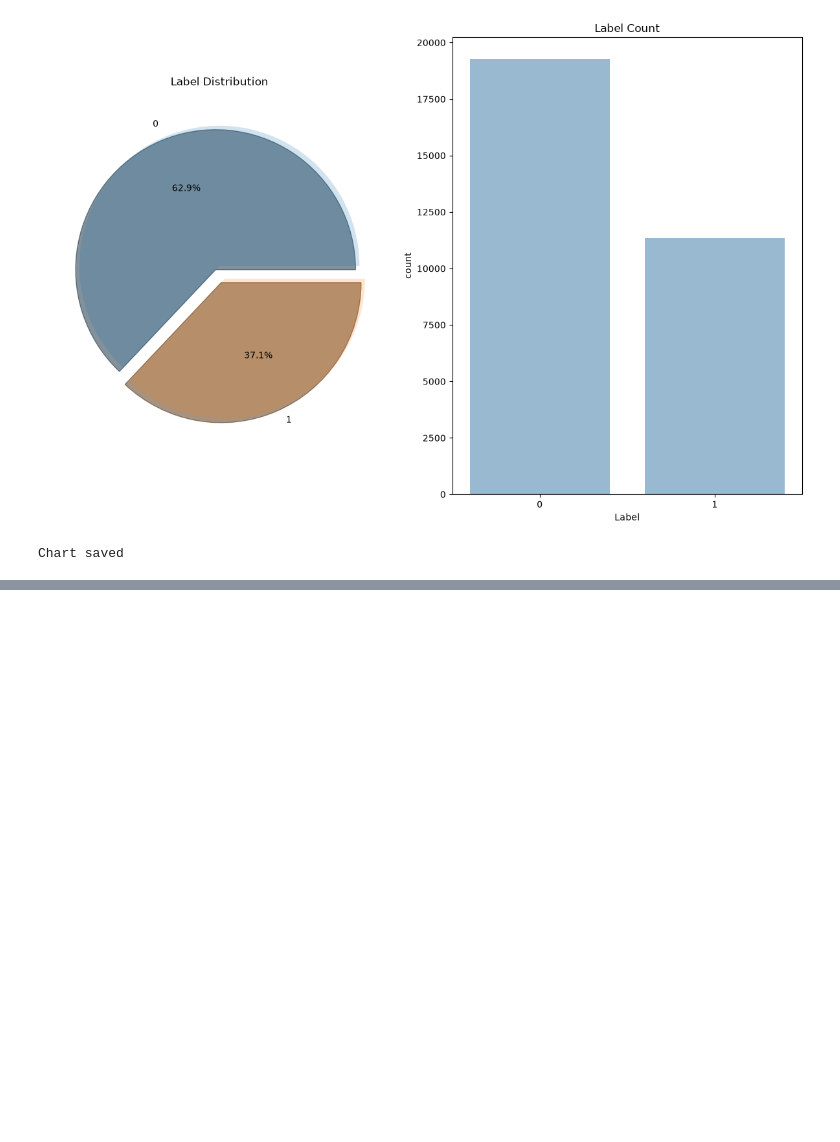
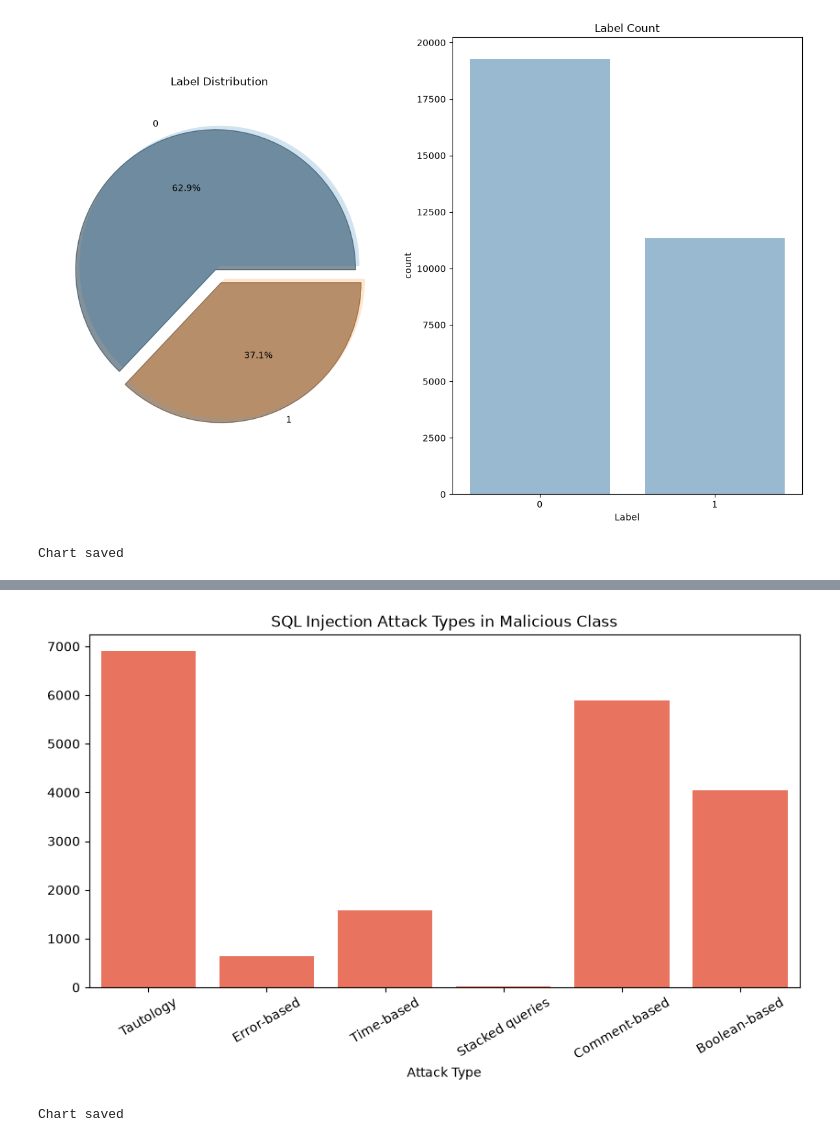
Before and after one commit to kwekumorgan/SQL-Injection-Detection-using-ML, a Jupyter notebook: notebooks/01_data_preparation.ipynb, the cells around one changed output, grey strips where cells are left out. Cells and saved outputs as stored; diff of their text form; code cells hidden in the pictures; blank space fills up the shorter version.

Commit message:
Add visualization for SQL injection types

```diff
--- a/notebooks/01_data_preparation.ipynb
+++ b/notebooks/01_data_preparation.ipynb
@@ -195,0 +241,24 @@ Chart saved
+# %%
+
+# Plot SQL injection type distribution
+
+plt.figure(figsize=(10, 5))
+
+
+sns.barplot(x=list(type_counts.keys()), y=list(type_counts.values()), color='tomato')
+
+
+plt.title('SQL Injection Attack Types in Malicious Class')
+plt.xlabel('Attack Type')
+
+
+plt.xticks(rotation=30)
+
+
+plt.savefig('../results/figures/sqli_types.png')
+plt.show()
+
+print("Chart saved")
+# %% [output]
+[figure, added]
+Chart saved
```
Also changed, not shown: parts of 2 cells of this notebook.
